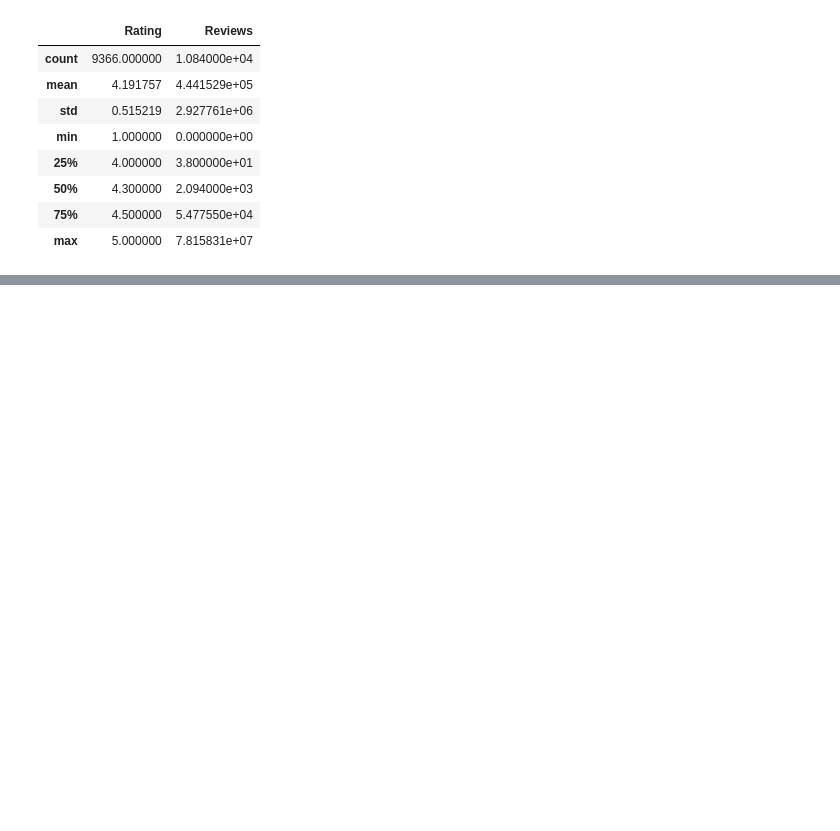
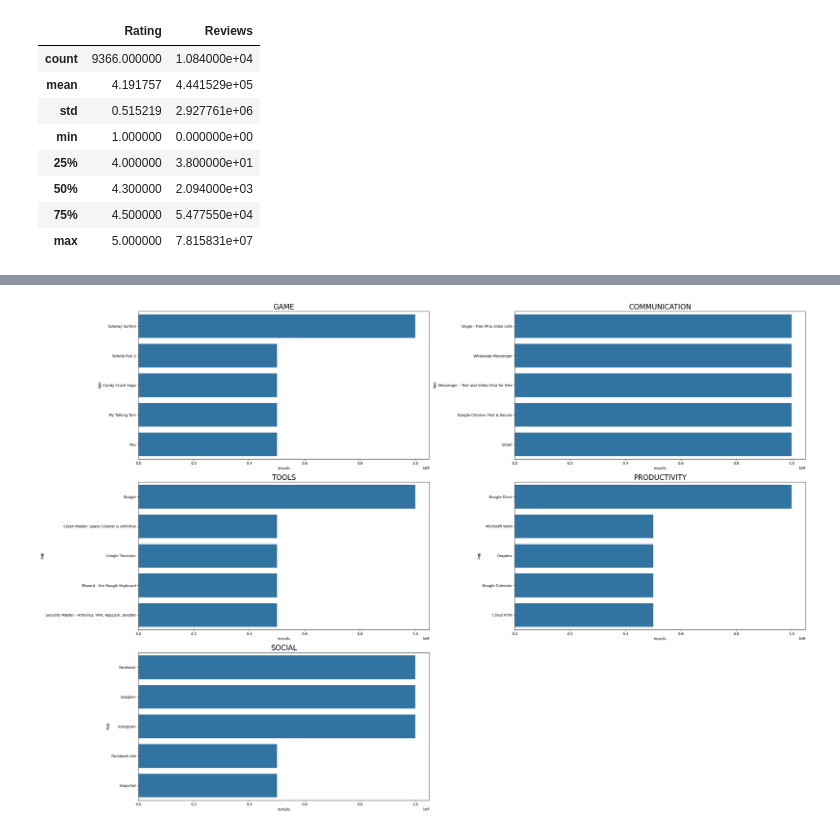
Before and after one commit to Erkan3034/kaggle-exercises, a Jupyter notebook: FeatureEngineeringEDA.ipynb, the cells around one changed output, grey strips where cells are left out. Cells and saved outputs as stored; diff of their text form; code cells hidden in the pictures; blank space fills up the shorter version.

```diff
--- a/FeatureEngineeringEDA.ipynb
+++ b/FeatureEngineeringEDA.ipynb
@@ -179,0 +798,20 @@ df_clean.describe()
+# %%
+df_app_category = df_clean.groupby(["Category", "App"])["Installs"].sum().reset_index()
+# %%
+df_app_category= df_app_category.sort_values("Installs", ascending=False)
+# %%
+apps = ["GAME","COMMUNICATION","TOOLS","PRODUCTIVITY","SOCIAL"]
+
+plt.figure(figsize=(30,20))
+
+for i, app in enumerate(apps):
+    df3 = df_app_category[df_app_category["Category"]==app]
+    df3 = df3.head(5)
+    #print(df3)
+    plt.subplot(3,2,i+1)
+    sns.barplot(data=df3,x="Installs", y="App")
+    plt.title(app,size=20)
+plt.tight_layout()
+plt.show()
+# %% [output]
+[figure, added]
```
Also changed, not shown: parts of 59 cells of this notebook.
